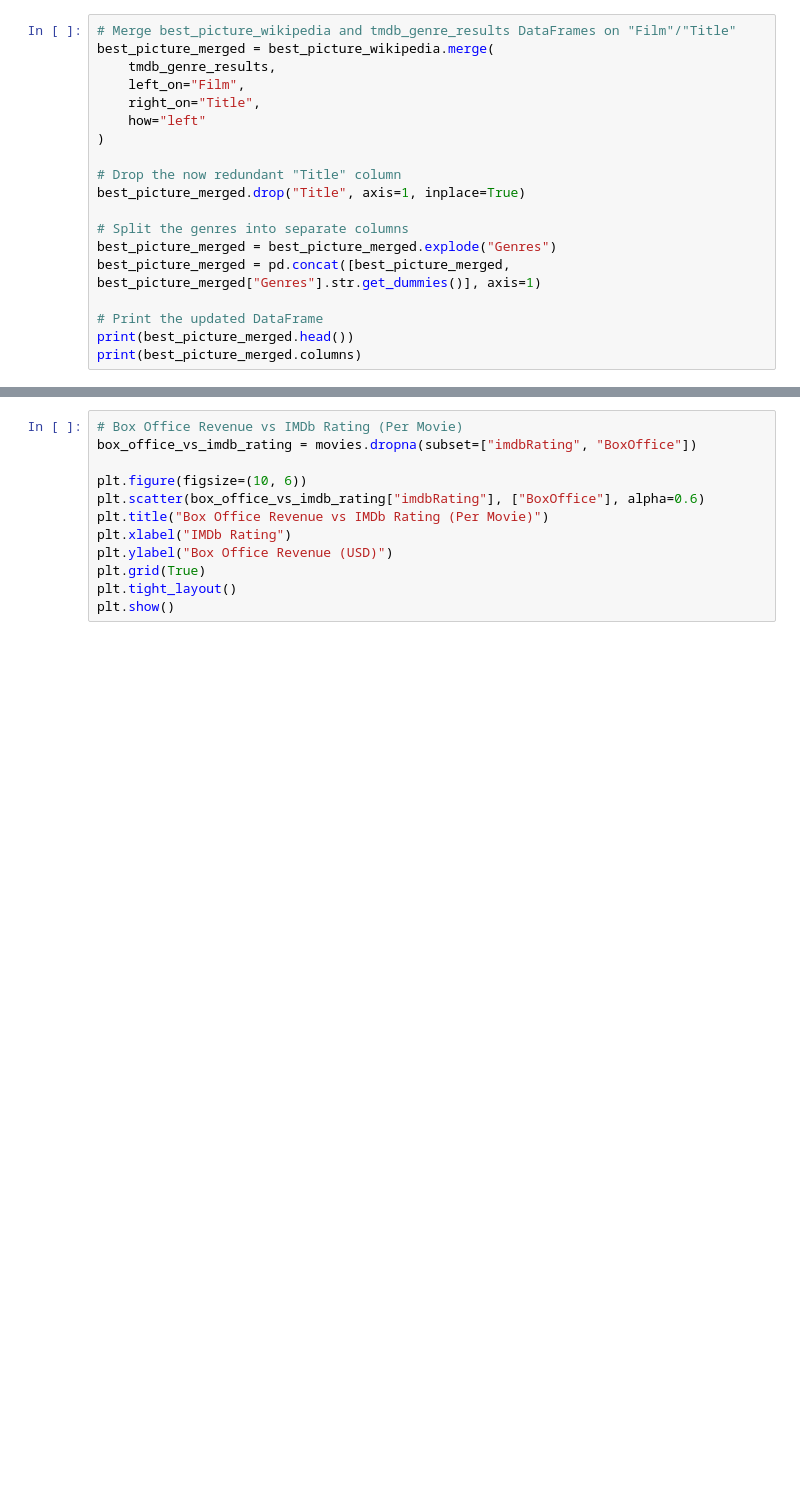
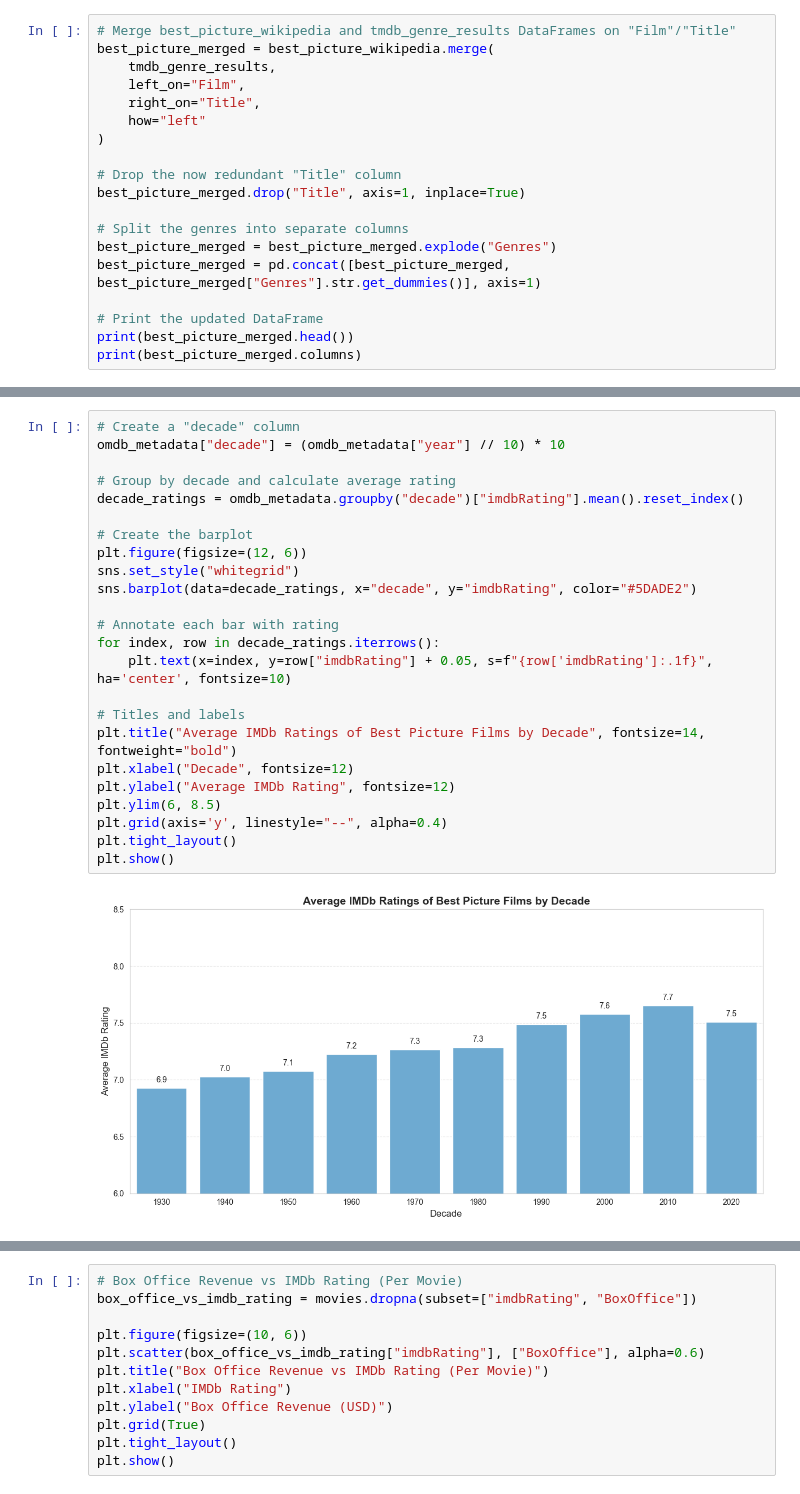
Before and after one commit to judd-jacobs/code-you-capstone, a Jupyter notebook: academy_awards_analysis.ipynb, the cells around one changed output, grey strips where cells are left out. Cells and saved outputs as stored; diff of their text form; blank space fills up the shorter version.

```diff
--- a/academy_awards_analysis.ipynb
+++ b/academy_awards_analysis.ipynb
@@ -701,0 +641,26 @@ print(f"Genre rows loaded: {len(movie_genres)}")
+# %%
+# Create a "decade" column
+omdb_metadata["decade"] = (omdb_metadata["year"] // 10) * 10
+
+# Group by decade and calculate average rating
+decade_ratings = omdb_metadata.groupby("decade")["imdbRating"].mean().reset_index()
+
+# Create the barplot
+plt.figure(figsize=(12, 6))
+sns.set_style("whitegrid")
+sns.barplot(data=decade_ratings, x="decade", y="imdbRating", color="#5DADE2")
+
+# Annotate each bar with rating
+for index, row in decade_ratings.iterrows():
+    plt.text(x=index, y=row["imdbRating"] + 0.05, s=f"{row['imdbRating']:.1f}", ha='center', fontsize=10)
+
+# Titles and labels
+plt.title("Average IMDb Ratings of Best Picture Films by Decade", fontsize=14, fontweight="bold")
+plt.xlabel("Decade", fontsize=12)
+plt.ylabel("Average IMDb Rating", fontsize=12)
+plt.ylim(6, 8.5)
+plt.grid(axis='y', linestyle="--", alpha=0.4)
+plt.tight_layout()
+plt.show()
+# %% [output]
+[figure, added]
```
Also changed, not shown: parts of 19 cells of this notebook.
